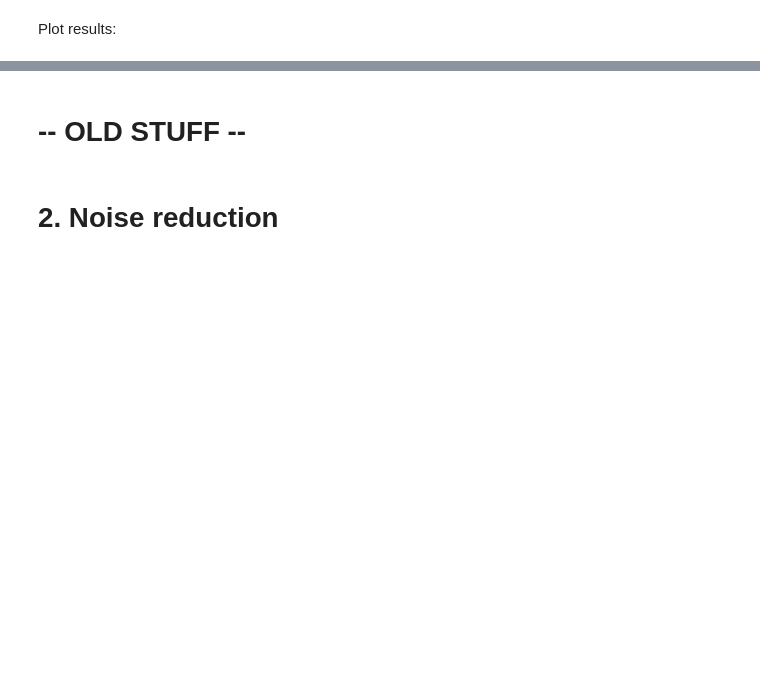
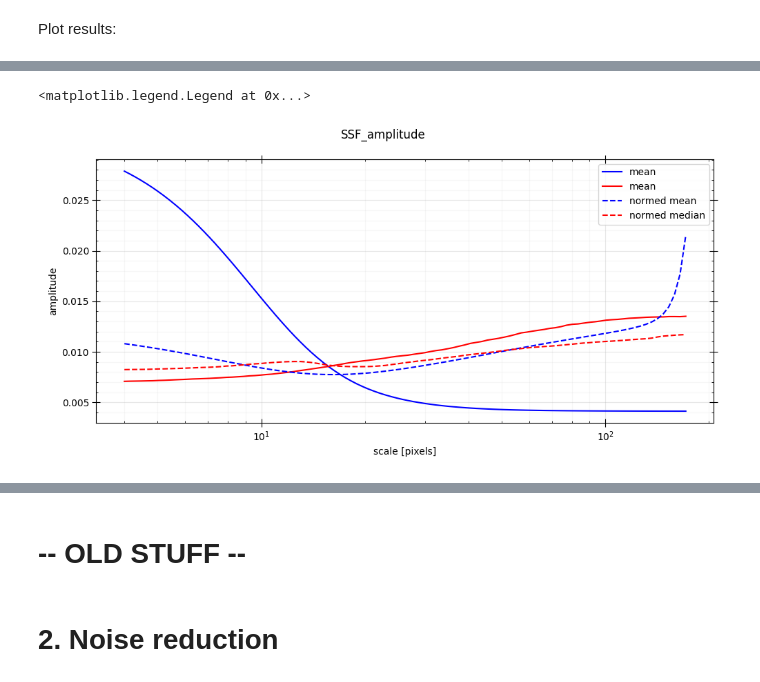
Before and after one commit to paranoya/image-processing, a Jupyter notebook: GARLIC-1D.ipynb, the cells around one changed output, grey strips where cells are left out. Cells and saved outputs as stored; diff of their text form; code cells hidden in the pictures; blank space fills up the shorter version.

```diff
--- a/GARLIC-1D.ipynb
+++ b/GARLIC-1D.ipynb
@@ -261,0 +284,26 @@ plt.show()
+# %%
+fig, axes = new_figure('SSF_amplitude')
+
+ax = axes[0, 0]
+ax.set_xlabel('scale [pixels]')
+ax.set_xscale('log')
+ax.set_ylabel('amplitude')
+#ax.set_yscale('log')
+
+a_mean = np.mean(RL, axis=1)
+a_mean /= np.sum(a_mean)
+ax.plot(smoothing_radii, a_mean, 'b-', label='mean')
+a_median = np.median(RL, axis=1)
+a_median /= np.sum(a_median)
+ax.plot(smoothing_radii, a_median, 'r-', label='mean')
+
+norm = np.sum(RL, axis=0)
+norm = RL / norm[np.newaxis, :]
+a_normed_mean = np.mean(norm, axis=1)
+a_normed_median = np.median(norm, axis=1)
+ax.plot(smoothing_radii, a_normed_mean, 'b--', label='normed mean')
+ax.plot(smoothing_radii, a_normed_median, 'r--', label='normed median')
+ax.legend()
+# %% [output]
+<matplotlib.legend.Legend at 0x...>
+[figure, added]
```
Also changed, not shown: parts of 18 cells of this notebook, 4 other files.
